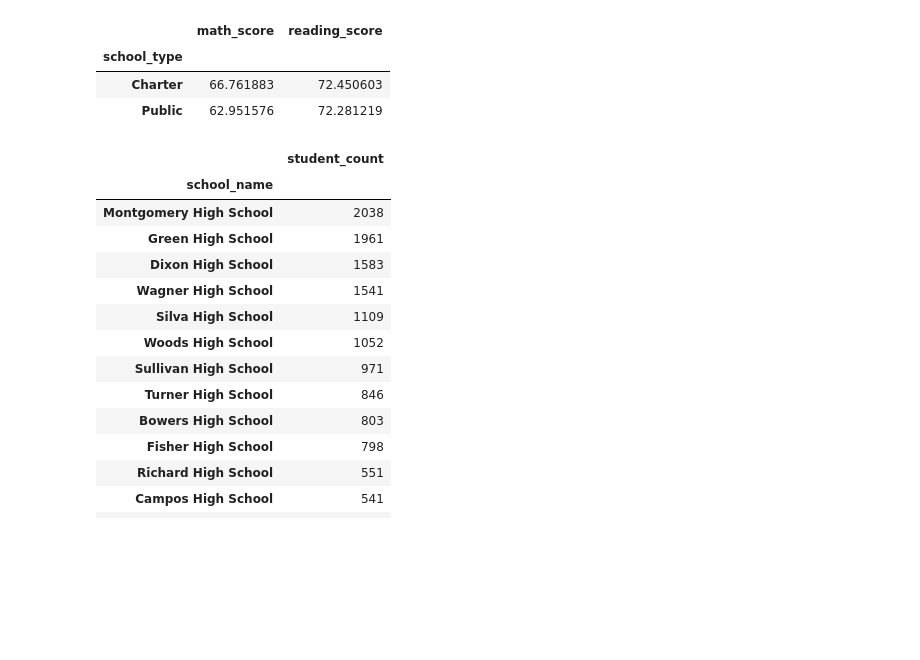
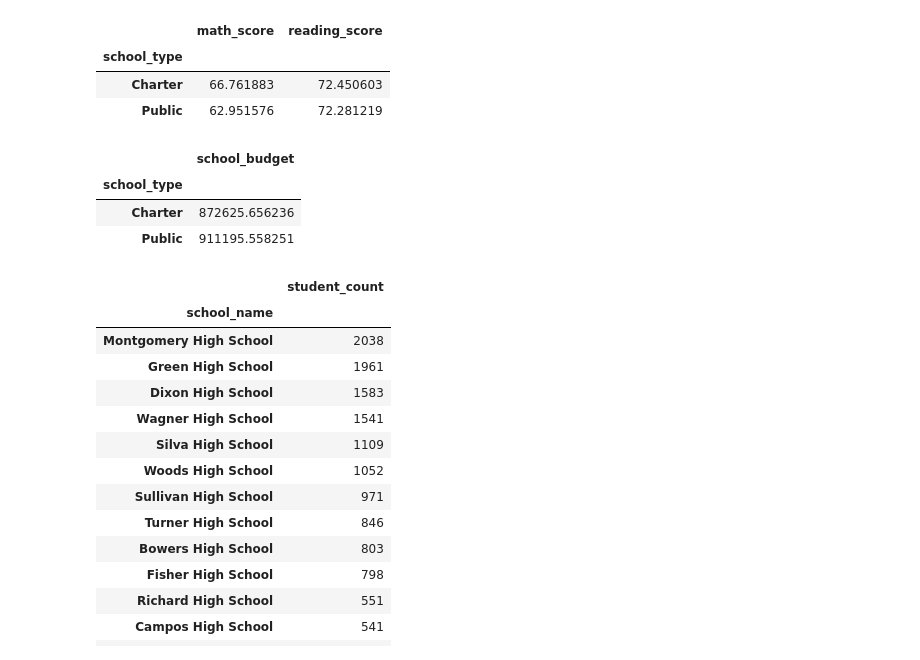
Before and after one commit to HalangoM/School_District_Analysis, a Jupyter notebook: Student_Data_Challenge.ipynb, the cells around one changed output. Cells and saved outputs as stored; diff of their text form; code cells hidden in the pictures; blank space fills up the shorter version.

```diff
--- a/Student_Data_Challenge.ipynb
+++ b/Student_Data_Challenge.ipynb
@@ -214,6 +214,15 @@ avg_by_school.loc[:, ["math_score", "reading_score"]]
 | school_type |  |  |
 | Charter | 66.761883 | 72.450603 |
 | Public | 62.951576 | 72.281219 |
+# %%
+#Display the average budget for each school type by using the groupby and mean functions
+student_budget_df = student_df.groupby(by="school_type").mean()
+student_budget_df.loc[:, ["school_budget"]]
+# %% [output]
+|  | school_budget |
+| school_type |  |
+| Charter | 872625.656236 |
+| Public | 911195.558251 |
 # %%
 # Use the `groupby`, `count`, and `sort_values` functions to find the
 # total number of students at each school and sort from most students to least students.
```
Also changed, not shown: parts of 1 cell of this notebook, 9 other files.
